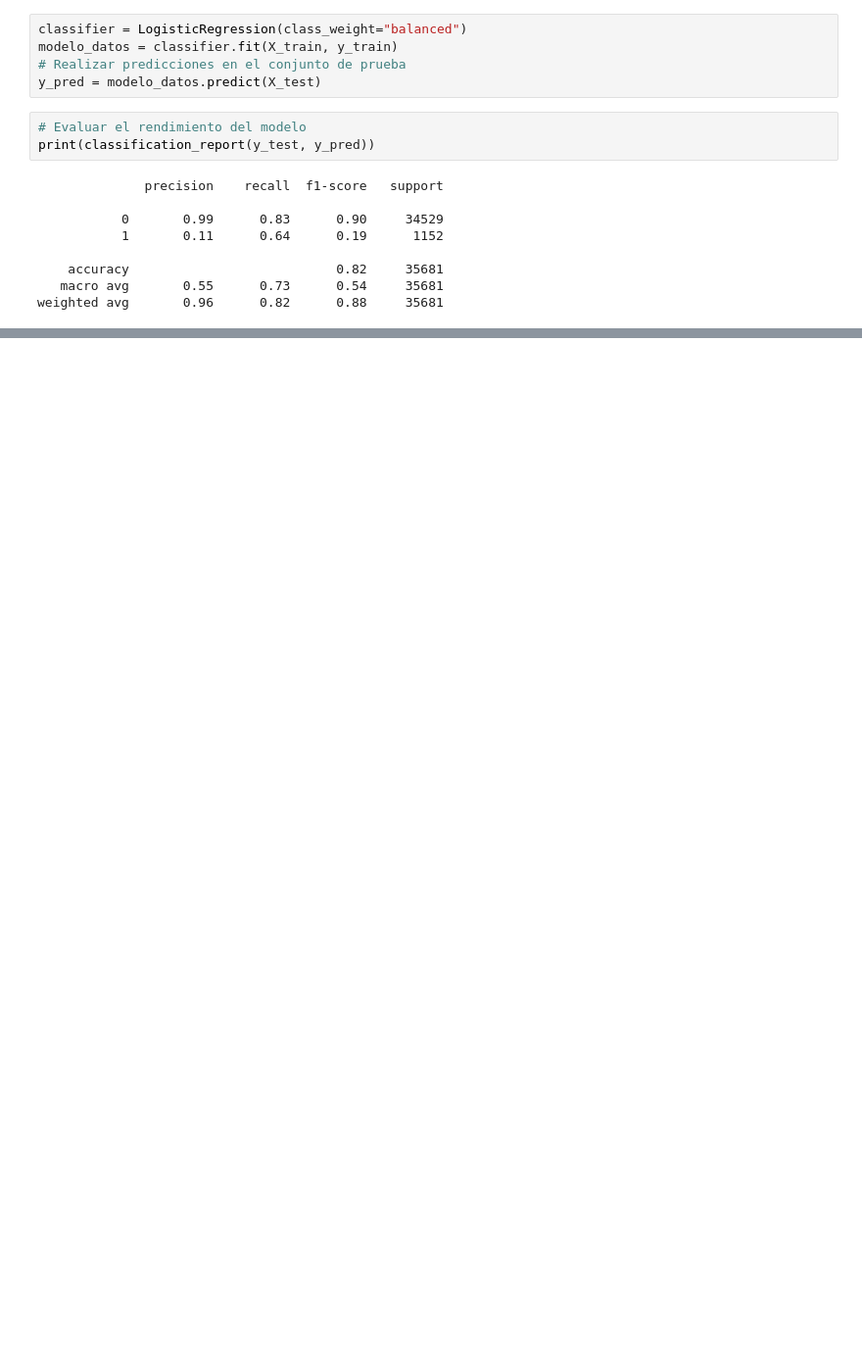
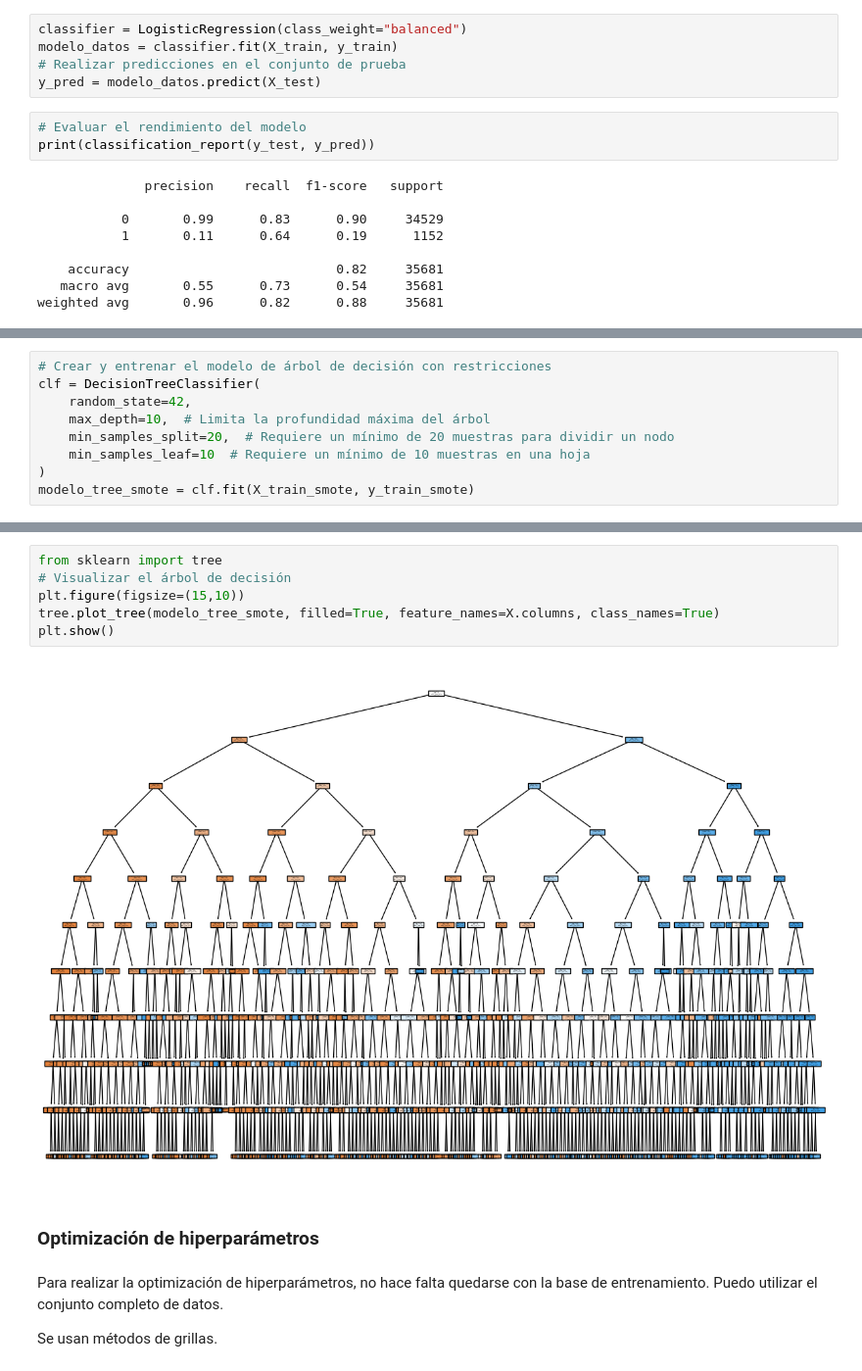
Before and after one commit to sofisuares/Machine-learning, a Jupyter notebook: Proyecto Clientes_enproceso.ipynb, the cells around one changed output, grey strips where cells are left out. Shown at 98% size. Drawn from its saved outputs; the diff is of its cells as text; blank space fills up the shorter version.

```diff
--- a/Proyecto Clientes_enproceso.ipynb
+++ b/Proyecto Clientes_enproceso.ipynb
@@ -1167,0 +1189,9 @@ Se calculan métricas de rendimiento como la exactitud, la precisión, la sensib
+# %%
+# Crear y entrenar el modelo de árbol de decisión con restricciones
+clf = DecisionTreeClassifier(
+    random_state=42,
+    max_depth=10,  # Limita la profundidad máxima del árbol
+    min_samples_split=20,  # Requiere un mínimo de 20 muestras para dividir un nodo
+    min_samples_leaf=10  # Requiere un mínimo de 10 muestras en una hoja
+)
+modelo_tree_smote = clf.fit(X_train_smote, y_train_smote)
@@ -1167,0 +1213,14 @@ Se calculan métricas de rendimiento como la exactitud, la precisión, la sensib
+# %%
+from sklearn import tree
+# Visualizar el árbol de decisión
+plt.figure(figsize=(15,10))
+tree.plot_tree(modelo_tree_smote, filled=True, feature_names=X.columns, class_names=True)
+plt.show()
+# %% [output]
+[figure, added]
+# %% [markdown]
+### Optimización de hiperparámetros
+# %% [markdown]
+Para realizar la optimización de hiperparámetros, no hace falta quedarse con la base de entrenamiento. Puedo utilizar el conjunto completo de datos.
+
+Se usan métodos de grillas.
```
Also changed, not shown: parts of 17 cells of this notebook.
